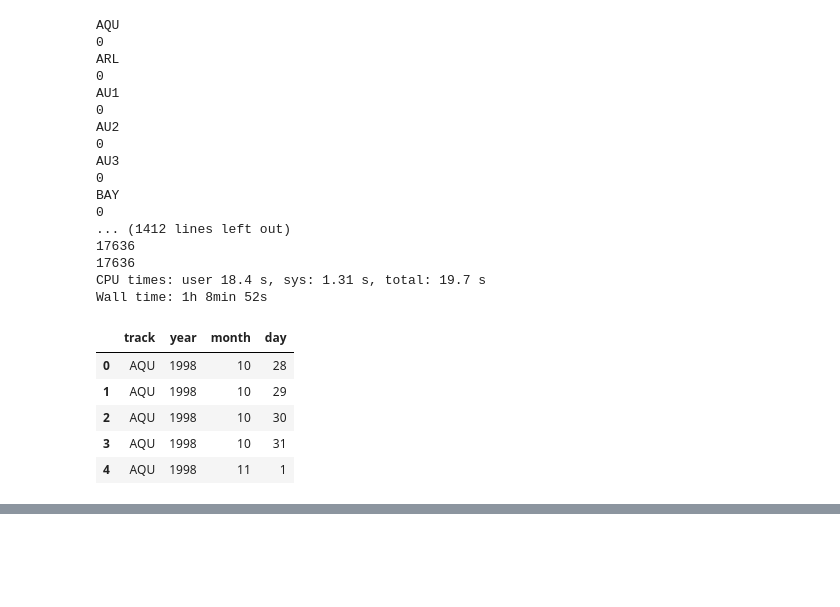
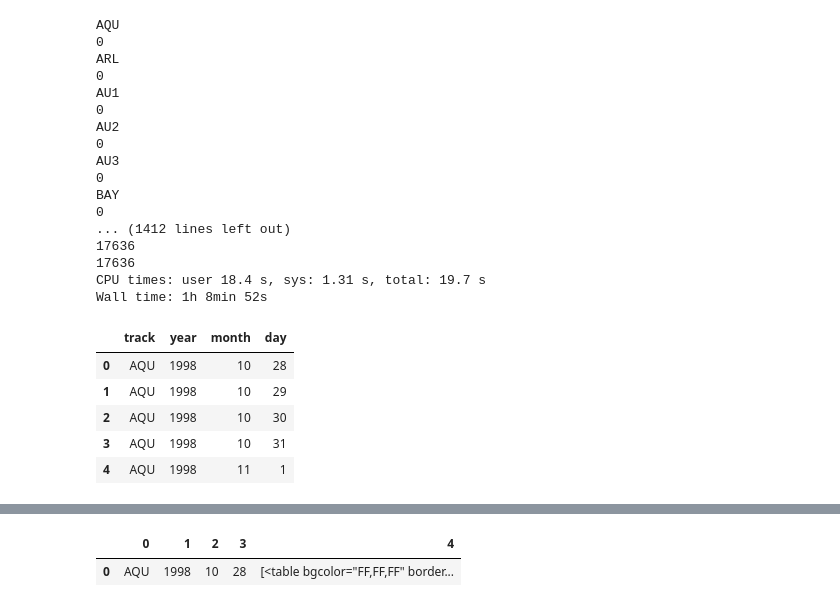
Before and after one commit to gebailey23/prettyponies, a Jupyter notebook: Process_JPaul.ipynb, the cells around one changed output, grey strips where cells are left out. Cells and saved outputs as stored; diff of their text form; code cells hidden in the pictures; blank space fills up the shorter version.

Commit message:
got dat stuf fo George

```diff
--- a/Process_JPaul.ipynb
+++ b/Process_JPaul.ipynb
@@ -219,20 +246,3 @@ def extract(table):
     print table
 
     return [racenum,]
-# %%
-exceptions = []
-superout = []
-for tup in bigdaydf.itertuples():
-    magiclink = 'https://www.racingchannel.com/archives/{}/{}/{}/{}{}{}{}.HTM'\
-        .format(tup[1],tup[2],tup[3],tup[1],str(tup[2])[2:],tup[3],tup[4])
-    racetest = requests.get(magiclink).text
-    soup = BeautifulSoup(racetest, 'html.parser').html.body
-    meat = soup.findAll('table')
-    for table in meat:
-        try:
-            extract(table)
-        except:
-            exceptions.append([table,tup])
-        break
-    print exceptions
-    break
@@ -256,0 +249,80 @@ for tup in bigdaydf.itertuples():
+# %%
+##### RUN THESE EXACT LINES GEORGE
+%time
+usadaydf = pd.read_csv('tempdata/usadays.csv')
+usadaydf.drop('track.1',axis=1, inplace=True)
+#usadaydf.head() #<--this is the one we want!!!! use this to check too
+print usadaydf.shape # this should be like 83000
+exceptions = []
+superout = []
+acc = 0
+livee = True
+live1 = True
+live2 = True
+live3 = True
+live4 = True
+live5 = True
+live6 = True
+live7 = True
+live8 = True
+live9 = True
+for tup in usadaydf.itertuples():
+    magiclink = 'https://www.racingchannel.com/archives/{}/{}/{}/{}{}{}{}.HTM'\
+        .format(tup[1],tup[2],tup[3],tup[1],str(tup[2])[2:],tup[3],tup[4])
+    try:
+        racetest = requests.get(magiclink).text
+        soup = BeautifulSoup(racetest, 'html.parser').html.body
+        meat = soup.findAll('table')
+        superout.append([tup[1],tup[2],tup[3],tup[4],meat])
+    except:
+        exceptions.append(tup[1],tup[2],tup[3],tup[4],meat)
+    acc += 1
+    break
+    if acc > 100 and livee:
+        livee = False
+        print "Made it {}".format(acc)
+    elif acc > 10000 and live1:
+        live1 = False
+        print "Made it {}".format(acc)
+    elif acc > 20000 and live2:
+        live2 = False
+        print "Made it {}".format(acc)
+    elif acc > 30000 and live3:
+        live3 = False
+        print "Made it {}".format(acc)
+    elif acc > 40000 and live4:
+        live4 = False
+        print "Made it {}".format(acc)
+    elif acc > 50000 and live5:
+        live5 = False
+        print "Made it {}".format(acc)
+    elif acc > 60000 and live6:
+        live6 = False
+        print "Made it {}".format(acc)
+    elif acc > 70000 and live7:
+        live7 = False
+        print "Made it {}".format(acc)
+    elif acc > 80000 and live8:
+        live8 = False
+        print "Made it {}".format(acc)
+        print "Home stretch!!!"
+
+
+superdf = pd.DataFrame(superout)
+superdf.to_csv('tempdata/superdf.csv')
+excepdf = pd.DataFrame(exceptions)
+excepdf.to_csv('tempdata/excepdf.csv')
+superdf.head()
+
+
+
+
+#     for table in meat:
+#         try:
+#             extract(table)
+#         except:
+#             exceptions.append([table,tup])
+#         break
+#     print exceptions
+#     break
+# %% [output]
@@ -257,3 +332,5 @@ for tup in bigdaydf.itertuples():
+|  | 0 | 1 | 2 | 3 | 4 |
+| 0 | AQU | 1998 | 10 | 28 | [<table bgcolor="FF,FF,FF" border... |
 # %%
 # tables = soup.findAll('tr')
 # print len(tables)
```
Also changed, not shown: parts of 6 cells of this notebook, 3 other files.
